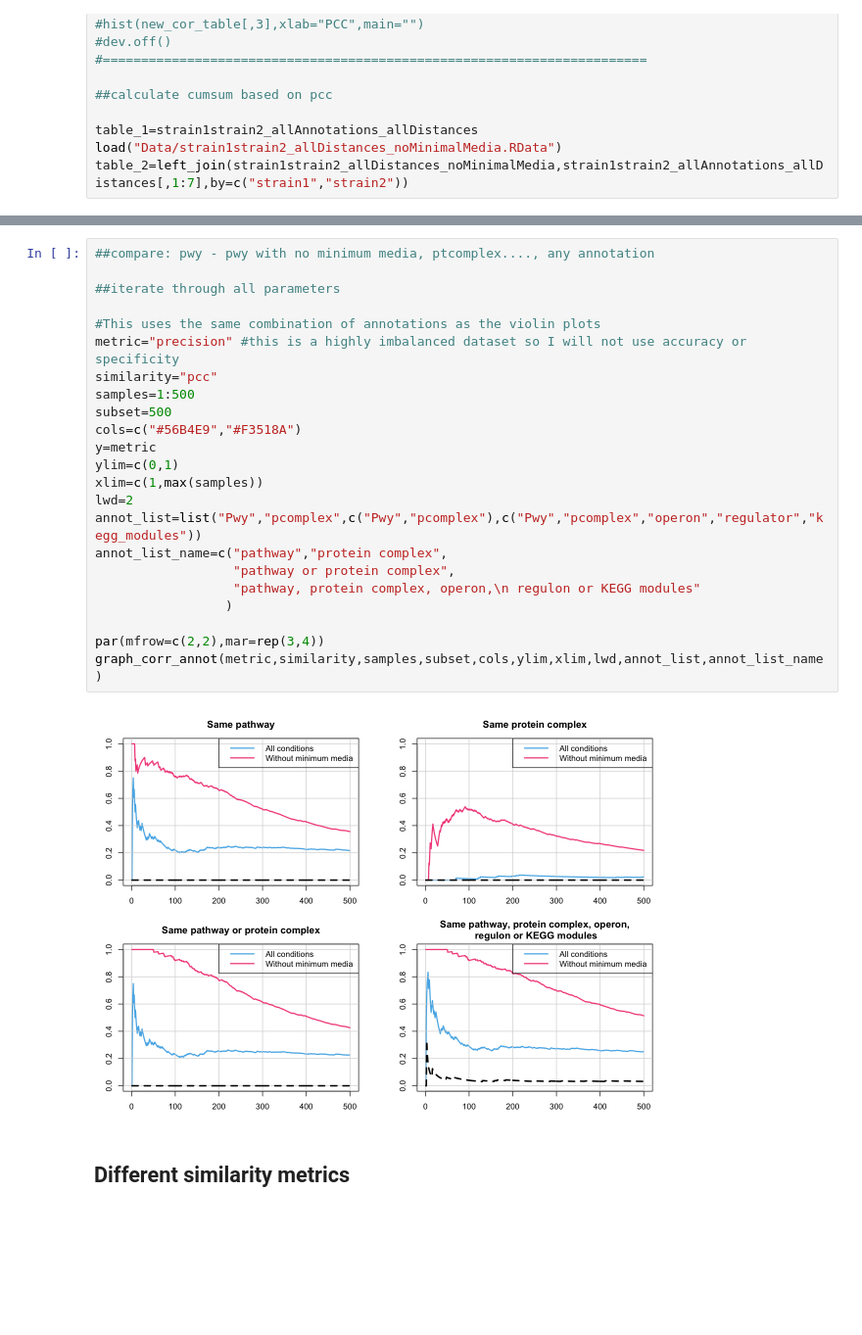
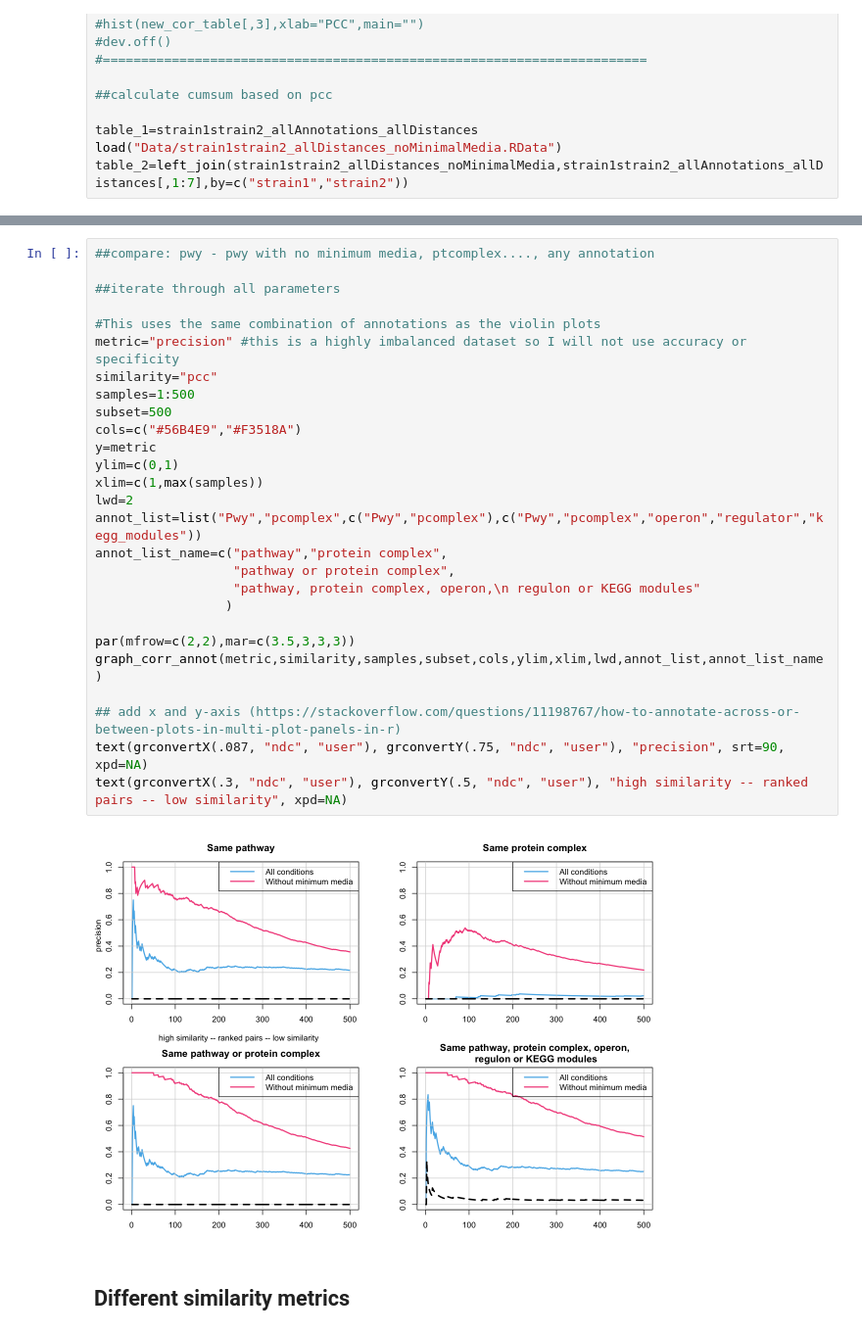
Before and after one commit to peterwu19881230/Systematic-analyses-ecoli-phenotypes, a Jupyter notebook: Nichols_data_mining_code/figs.ipynb, the cells around one changed output, grey strips where cells are left out. Shown at 98% size. Saved outputs shown, nothing was run; the diff lists cells and outputs as text; blank space fills up the shorter version.

```diff
--- a/Nichols_data_mining_code/figs.ipynb
+++ b/Nichols_data_mining_code/figs.ipynb
@@ -687,28 +708,32 @@ for(similarity_ in similarity){
 # %%
 ##compare: pwy - pwy with no minimum media, ptcomplex...., any annotation
 
 ##iterate through all parameters
 
 #This uses the same combination of annotations as the violin plots
 metric="precision" #this is a highly imbalanced dataset so I will not use accuracy or specificity
 similarity="pcc"
 samples=1:500
 subset=500
 cols=c("#56B4E9","#F3518A")
 y=metric
 ylim=c(0,1)
 xlim=c(1,max(samples))
 lwd=2
 annot_list=list("Pwy","pcomplex",c("Pwy","pcomplex"),c("Pwy","pcomplex","operon","regulator","kegg_modules"))
 annot_list_name=c("pathway","protein complex",
                   "pathway or protein complex",
                   "pathway, protein complex, operon,\n regulon or KEGG modules"
                  )
 
-par(mfrow=c(2,2),mar=rep(3,4))
+par(mfrow=c(2,2),mar=c(3.5,3,3,3))
 graph_corr_annot(metric,similarity,samples,subset,cols,ylim,xlim,lwd,annot_list,annot_list_name)
+
+## add x and y-axis (https://stackoverflow.com/questions/11198767/how-to-annotate-across-or-between-plots-in-multi-plot-panels-in-r)
+text(grconvertX(.087, "ndc", "user"), grconvertY(.75, "ndc", "user"), "precision", srt=90, xpd=NA)
+text(grconvertX(.3, "ndc", "user"), grconvertY(.5, "ndc", "user"), "high similarity -- ranked pairs -- low similarity", xpd=NA)
 # %% [output]
-[figure, old version]
+[figure, new version]
 # %% [markdown]
 ## Different similarity metrics
 # %%
```
Also changed, not shown: parts of 3 cells of this notebook, 2 other files.
